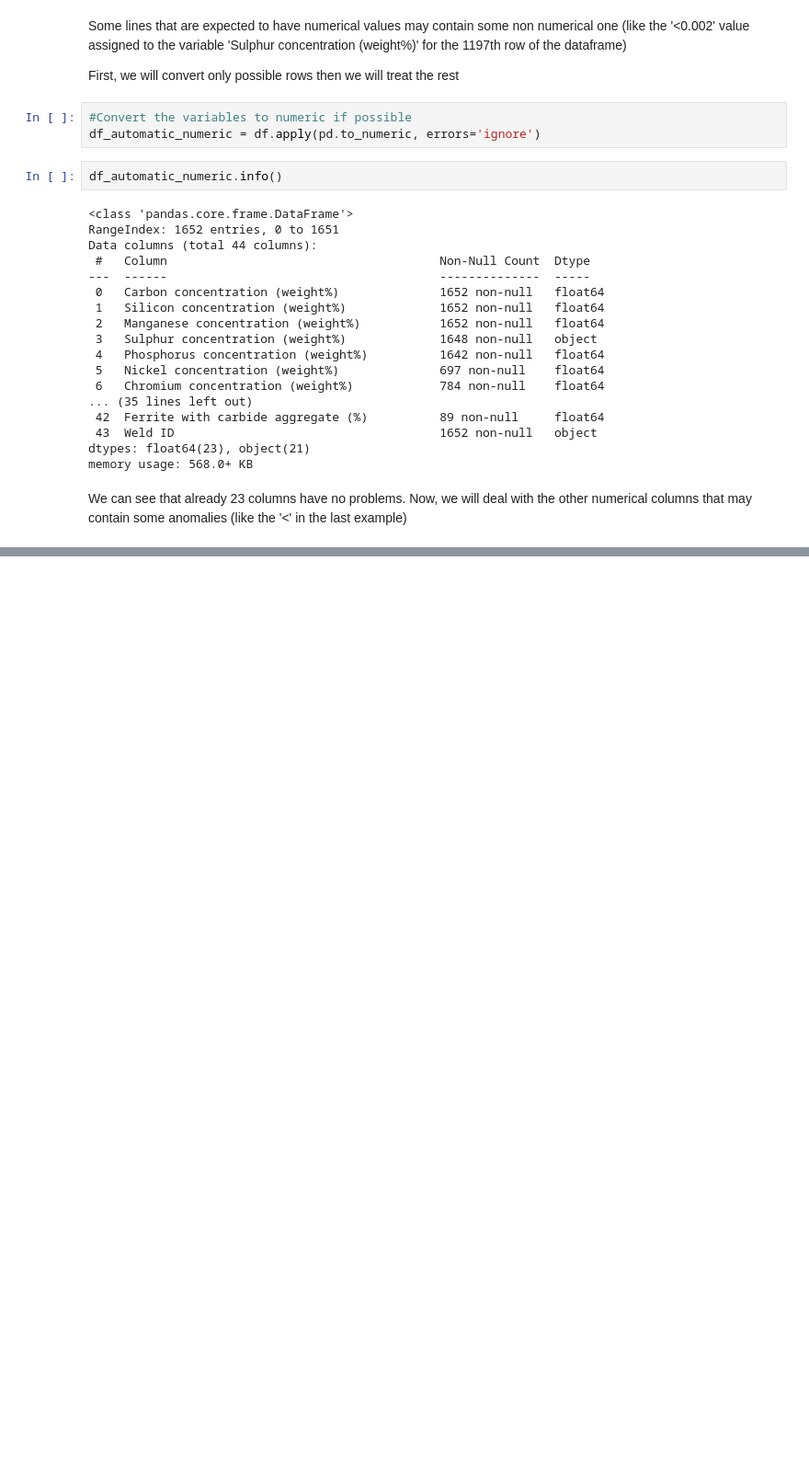
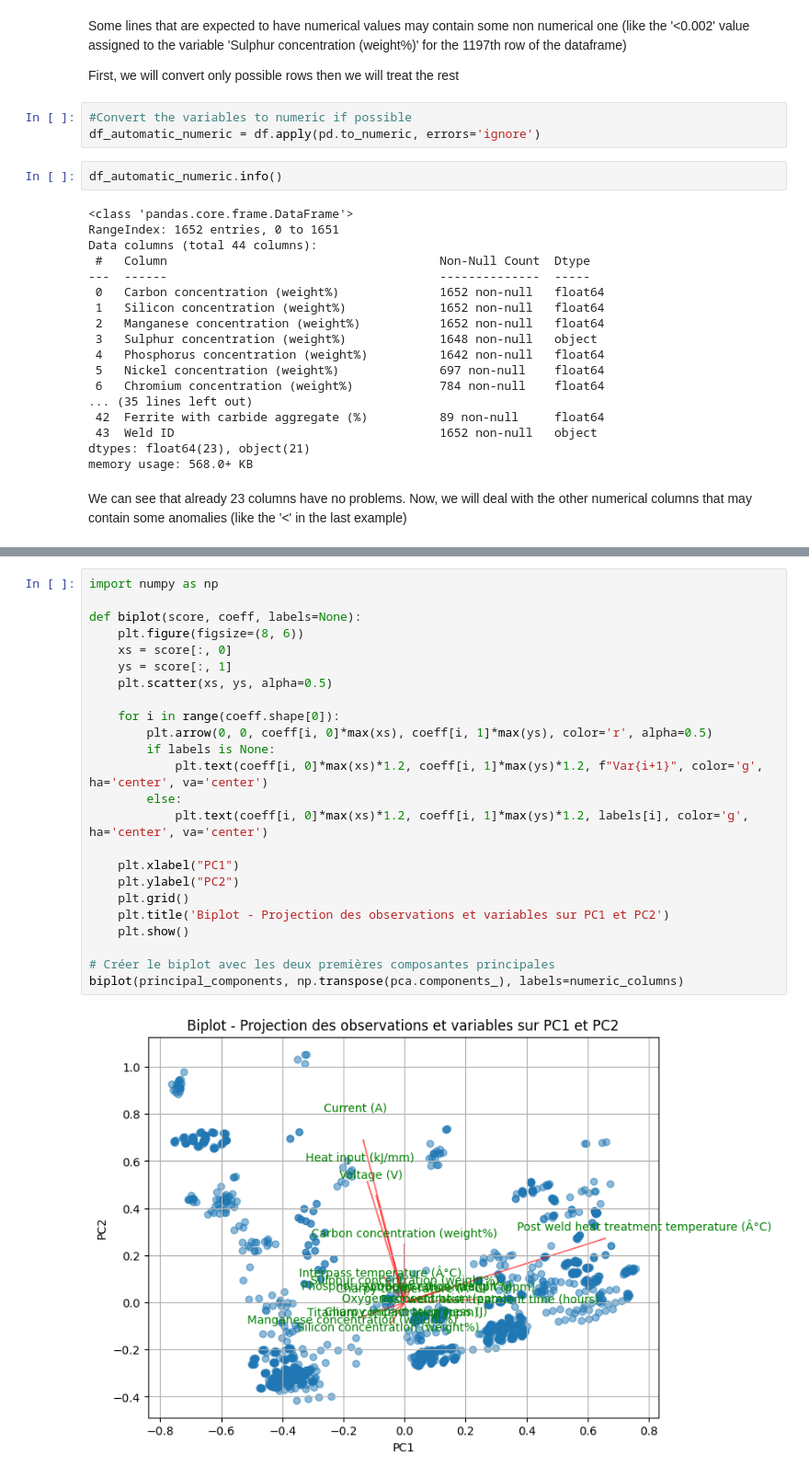
Before and after one commit to elbarhichi/Welding-Quality-Prediction, a Jupyter notebook: ML_PROJECT.ipynb, the cells around one changed output, grey strips where cells are left out. Shown at 92% size. Drawn from its saved outputs; the diff is of its cells as text; blank space fills up the shorter version.

```diff
--- a/ML_PROJECT.ipynb
+++ b/ML_PROJECT.ipynb
@@ -114,0 +428,26 @@ Now, we will deal with the other numerical columns that may contain some anomali
+# %%
+import numpy as np
+
+def biplot(score, coeff, labels=None):
+    plt.figure(figsize=(8, 6))
+    xs = score[:, 0]
+    ys = score[:, 1]
+    plt.scatter(xs, ys, alpha=0.5)
+
+    for i in range(coeff.shape[0]):
+        plt.arrow(0, 0, coeff[i, 0]*max(xs), coeff[i, 1]*max(ys), color='r', alpha=0.5)
+        if labels is None:
+            plt.text(coeff[i, 0]*max(xs)*1.2, coeff[i, 1]*max(ys)*1.2, f"Var{i+1}", color='g', ha='center', va='center')
+        else:
+            plt.text(coeff[i, 0]*max(xs)*1.2, coeff[i, 1]*max(ys)*1.2, labels[i], color='g', ha='center', va='center')
+
+    plt.xlabel("PC1")
+    plt.ylabel("PC2")
+    plt.grid()
+    plt.title('Biplot - Projection des observations et variables sur PC1 et PC2')
+    plt.show()
+
+# Créer le biplot avec les deux premières composantes principales
+biplot(principal_components, np.transpose(pca.components_), labels=numeric_columns)
+# %% [output]
+[figure, added]
```
Also changed, not shown: parts of 18 cells of this notebook.
